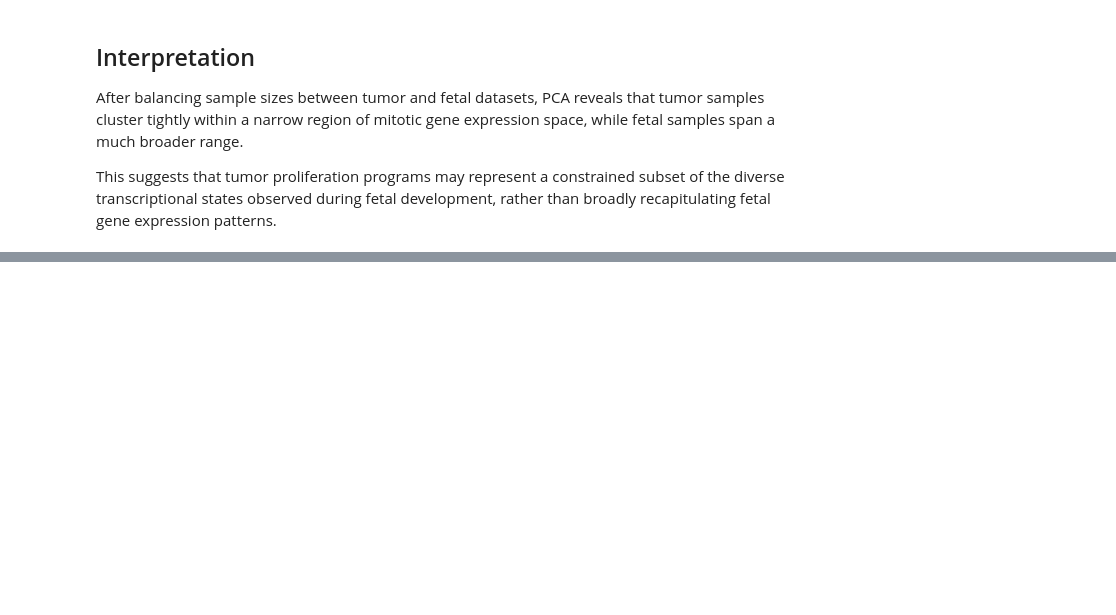
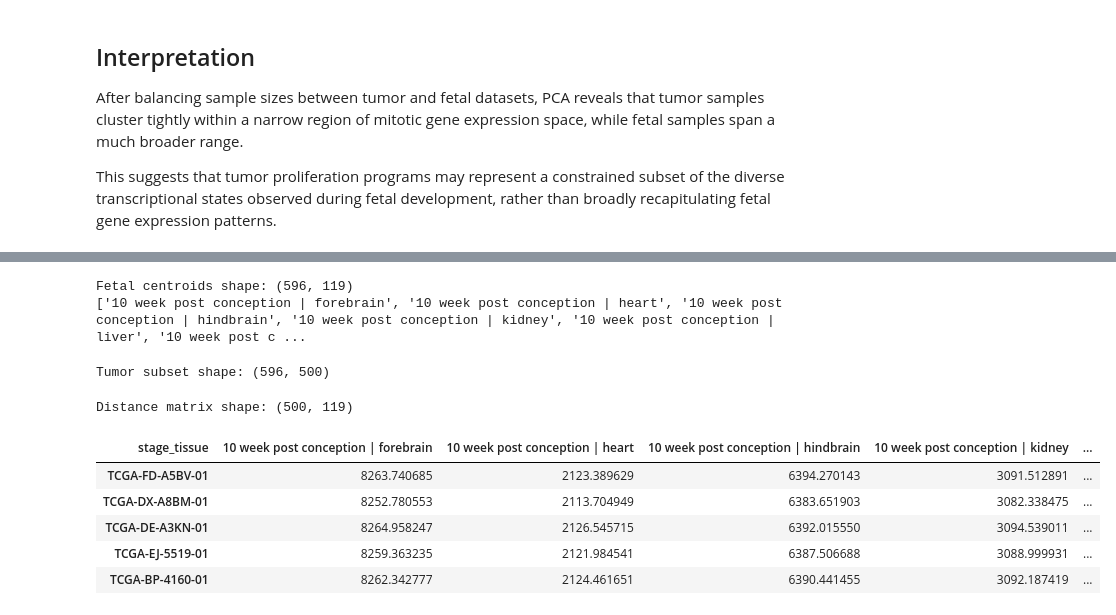
Before and after one commit to SkylarS300/cancer-development-transcriptomics, a Jupyter notebook: notebooks/analysis.ipynb, the cells around one changed output, grey strips where cells are left out. Cells and saved outputs as stored; diff of their text form; code cells hidden in the pictures; blank space fills up the shorter version.

```diff
--- a/notebooks/analysis.ipynb
+++ b/notebooks/analysis.ipynb
@@ -236,0 +224,6 @@ plt.show()
+# %%
+tumor_aligned = tumor_aligned.fillna(0)
+fetal_aligned = fetal_aligned.fillna(0)
+
+print("Tumor NaNs after fill:", tumor_aligned.isna().sum().sum())
+print("Fetal NaNs after fill:", fetal_aligned.isna().sum().sum())
@@ -295,0 +388,52 @@ This suggests that tumor proliferation programs may represent a constrained subs
+# %%
+fetal_meta["stage_tissue"] = fetal_meta["stage"] + " | " + fetal_meta["tissue"]
+
+# transpose fetal matrix so rows = samples
+fetal_samples_by_gene = fetal_aligned.T.copy()
+fetal_samples_by_gene["stage_tissue"] = fetal_meta["stage_tissue"].values
+
+# average samples within each fetal stage-tissue group
+fetal_centroids = fetal_samples_by_gene.groupby("stage_tissue").mean().T
+
+print("Fetal centroids shape:", fetal_centroids.shape)
+print(fetal_centroids.columns[:10].tolist())
+# %% [output]
+Fetal centroids shape: (596, 119)
+['10 week post conception | forebrain', '10 week post conception | heart', '10 week post conception | hindbrain', '10 week post conception | kidney', '10 week post conception | liver', '10 week post c ...
+# %%
+tumor_subset = tumor_aligned.sample(n=500, axis=1, random_state=42)
+
+print("Tumor subset shape:", tumor_subset.shape)
+# %% [output]
+Tumor subset shape: (596, 500)
+# %%
+from scipy.spatial.distance import cdist
+
+# make sure genes are in same order
+shared_for_dist = tumor_subset.index.intersection(fetal_centroids.index)
+
+tumor_for_dist = tumor_subset.loc[shared_for_dist].T
+fetal_for_dist = fetal_centroids.loc[shared_for_dist].T
+
+distance_matrix = cdist(
+    tumor_for_dist.values,
+    fetal_for_dist.values,
+    metric="euclidean"
+)
+
+distance_df = pd.DataFrame(
+    distance_matrix,
+    index=tumor_for_dist.index,
+    columns=fetal_for_dist.index
+)
+
+print("Distance matrix shape:", distance_df.shape)
+distance_df.iloc[:5, :5]
+# %% [output]
+Distance matrix shape: (500, 119)
+| stage_tissue | 10 week post conception | forebrain | 10 week post conception | heart | 10 week post conception | hindbrain | 10 week post conception | kidney | ... |
+| TCGA-FD-A5BV-01 | 8263.740685 | 2123.389629 | 6394.270143 | 3091.512891 | ... |
+| TCGA-DX-A8BM-01 | 8252.780553 | 2113.704949 | 6383.651903 | 3082.338475 | ... |
+| TCGA-DE-A3KN-01 | 8264.958247 | 2126.545715 | 6392.015550 | 3094.539011 | ... |
+| TCGA-EJ-5519-01 | 8259.363235 | 2121.984541 | 6387.506688 | 3088.999931 | ... |
+| TCGA-BP-4160-01 | 8262.342777 | 2124.461651 | 6390.441455 | 3092.187419 | ... |
```
Also changed, not shown: parts of 15 cells of this notebook, 5 other files.
